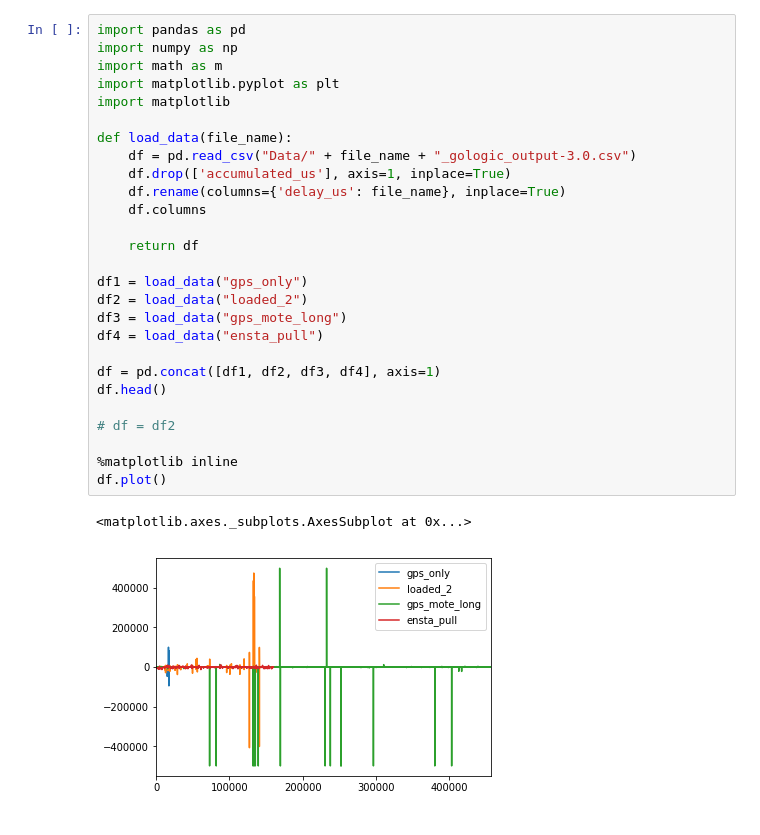
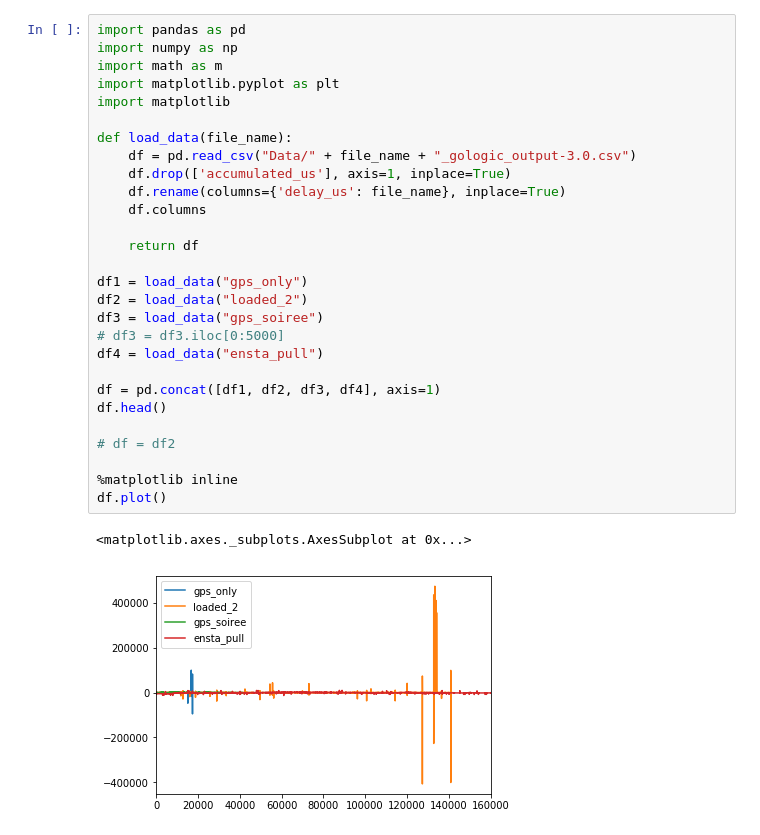
Before and after one commit to felipemoran/DataAnalyser, a Jupyter notebook: multi_df_plot.ipynb, the cells around one changed output. Saved outputs shown, nothing was run; the diff lists cells and outputs as text.

```diff
--- a/multi_df_plot.ipynb
+++ b/multi_df_plot.ipynb
@@ -1,33 +1,34 @@
 # %%
 import pandas as pd
 import numpy as np
 import math as m
 import matplotlib.pyplot as plt
 import matplotlib
 
 def load_data(file_name):
     df = pd.read_csv("Data/" + file_name + "_gologic_output-3.0.csv")
     df.drop(['accumulated_us'], axis=1, inplace=True)
     df.rename(columns={'delay_us': file_name}, inplace=True)
     df.columns
 
     return df
 
 df1 = load_data("gps_only")
 df2 = load_data("loaded_2")
-df3 = load_data("gps_mote_long")
+df3 = load_data("gps_soiree")
+# df3 = df3.iloc[0:5000]
 df4 = load_data("ensta_pull")
 
 df = pd.concat([df1, df2, df3, df4], axis=1)
 df.head()
 
 # df = df2
 
 %matplotlib inline
 df.plot()
 # %% [output]
 <matplotlib.axes._subplots.AxesSubplot at 0x...>
-[figure, old version]
+[figure, new version]
 # %%
 df.count(axis=0)
 # %% [output]
```
Also changed, not shown: parts of 9 cells of this notebook, 12 other files.
